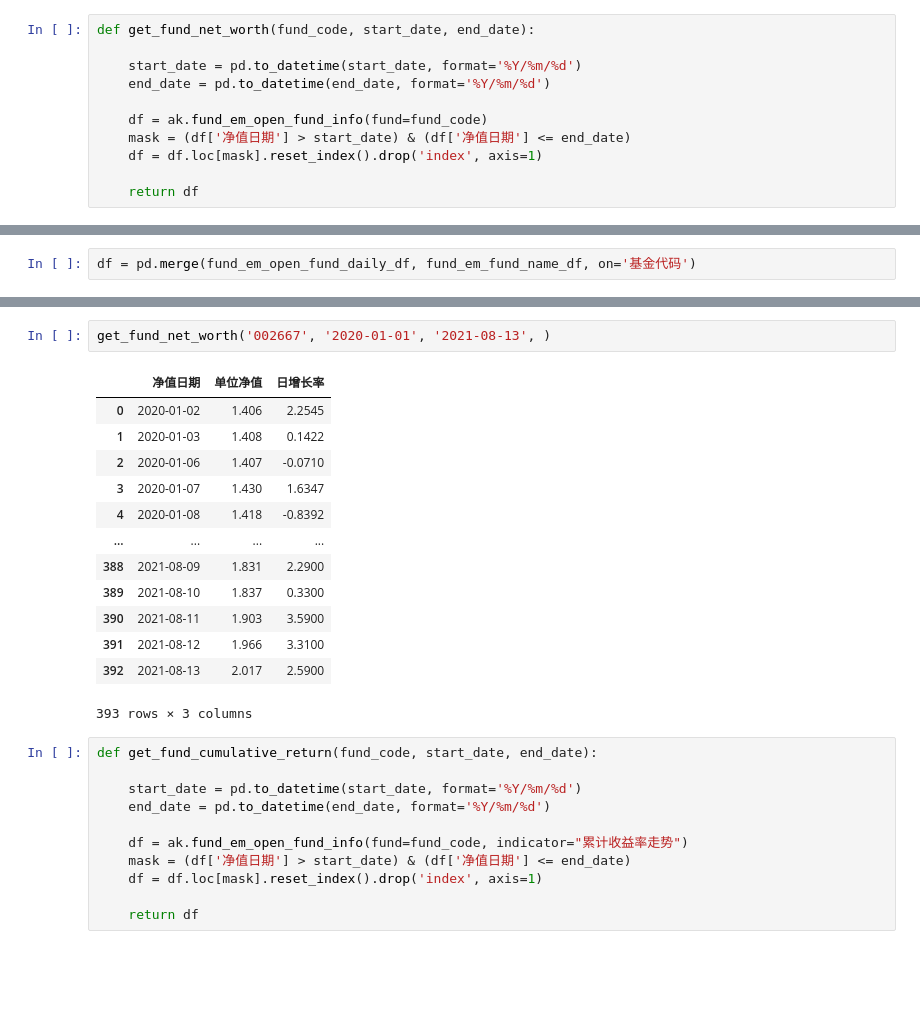
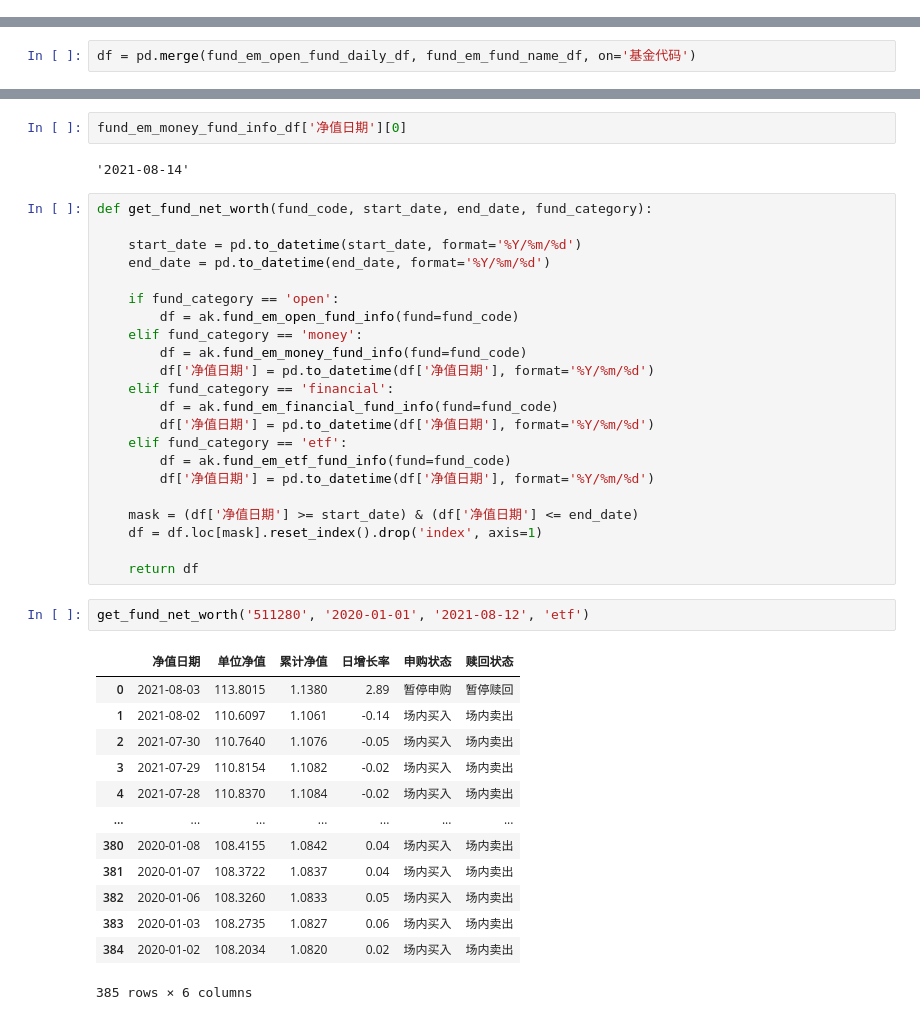
Before and after one commit to Seaaann/MyQuantReserch, a Jupyter notebook: Funds/funds basics.ipynb, the cells around one changed output, grey strips where cells are left out. Drawn from its saved outputs; the diff is of its cells as text; blank space fills up the shorter version.

```diff
--- a/Funds/funds basics.ipynb
+++ b/Funds/funds basics.ipynb
@@ -39,14 +39,3 @@ fund_em_open_fund_daily_df
 | 11705 | 012386 | 银河颐年稳健养老一年持有混合(FOF) |  |  |  |  |  | ... |
 | 11706 | 012515 | 南方富瑞稳健养老(FOF) |  |  |  |  |  | ... |
 11707 rows × 11 columns
-# %%
-def get_fund_net_worth(fund_code, start_date, end_date):
-
-    start_date = pd.to_datetime(start_date, format='%Y/%m/%d')
-    end_date = pd.to_datetime(end_date, format='%Y/%m/%d')
-
-    df = ak.fund_em_open_fund_info(fund=fund_code)
-    mask = (df['净值日期'] > start_date) & (df['净值日期'] <= end_date)
-    df = df.loc[mask].reset_index().drop('index', axis=1)
-
-    return df
@@ -127,27 +77,42 @@ array(['QDII', 'REITs', '债券型-中短债', '债券型-可转债', '债券型
+# %%
+fund_em_money_fund_info_df['净值日期'][0]
+# %% [output]
+'2021-08-14'
+# %%
+def get_fund_net_worth(fund_code, start_date, end_date, fund_category):
+
+    start_date = pd.to_datetime(start_date, format='%Y/%m/%d')
+    end_date = pd.to_datetime(end_date, format='%Y/%m/%d')
+
+    if fund_category == 'open':
+        df = ak.fund_em_open_fund_info(fund=fund_code)
+    elif fund_category == 'money':
+        df = ak.fund_em_money_fund_info(fund=fund_code)
+        df['净值日期'] = pd.to_datetime(df['净值日期'], format='%Y/%m/%d')
+    elif fund_category == 'financial':
+        df = ak.fund_em_financial_fund_info(fund=fund_code)
+        df['净值日期'] = pd.to_datetime(df['净值日期'], format='%Y/%m/%d')
+    elif fund_category == 'etf':
+        df = ak.fund_em_etf_fund_info(fund=fund_code)
+        df['净值日期'] = pd.to_datetime(df['净值日期'], format='%Y/%m/%d')
+
+    mask = (df['净值日期'] >= start_date) & (df['净值日期'] <= end_date)
+    df = df.loc[mask].reset_index().drop('index', axis=1)
+
+    return df
 # %%
-get_fund_net_worth('002667', '2020-01-01', '2021-08-13', )
+get_fund_net_worth('511280', '2020-01-01', '2021-08-12', 'etf')
 # %% [output]
-|  | 净值日期 | 单位净值 | 日增长率 |
-| 0 | 2020-01-02 | 1.406 | 2.2545 |
-| 1 | 2020-01-03 | 1.408 | 0.1422 |
-| 2 | 2020-01-06 | 1.407 | -0.0710 |
-| 3 | 2020-01-07 | 1.430 | 1.6347 |
-| 4 | 2020-01-08 | 1.418 | -0.8392 |
-| ... | ... | ... | ... |
-| 388 | 2021-08-09 | 1.831 | 2.2900 |
-| 389 | 2021-08-10 | 1.837 | 0.3300 |
-| 390 | 2021-08-11 | 1.903 | 3.5900 |
-| 391 | 2021-08-12 | 1.966 | 3.3100 |
-| 392 | 2021-08-13 | 2.017 | 2.5900 |
+|  | 净值日期 | 单位净值 | 累计净值 | 日增长率 | 申购状态 | 赎回状态 |
+| 0 | 2021-08-03 | 113.8015 | 1.1380 | 2.89 | 暂停申购 | 暂停赎回 |
+| 1 | 2021-08-02 | 110.6097 | 1.1061 | -0.14 | 场内买入 | 场内卖出 |
+| 2 | 2021-07-30 | 110.7640 | 1.1076 | -0.05 | 场内买入 | 场内卖出 |
+| 3 | 2021-07-29 | 110.8154 | 1.1082 | -0.02 | 场内买入 | 场内卖出 |
+| 4 | 2021-07-28 | 110.8370 | 1.1084 | -0.02 | 场内买入 | 场内卖出 |
+| ... | ... | ... | ... | ... | ... | ... |
+| 380 | 2020-01-08 | 108.4155 | 1.0842 | 0.04 | 场内买入 | 场内卖出 |
+| 381 | 2020-01-07 | 108.3722 | 1.0837 | 0.04 | 场内买入 | 场内卖出 |
+| 382 | 2020-01-06 | 108.3260 | 1.0833 | 0.05 | 场内买入 | 场内卖出 |
+| 383 | 2020-01-03 | 108.2735 | 1.0827 | 0.06 | 场内买入 | 场内卖出 |
+| 384 | 2020-01-02 | 108.2034 | 1.0820 | 0.02 | 场内买入 | 场内卖出 |
-393 rows × 3 columns
+385 rows × 6 columns
-# %%
-def get_fund_cumulative_return(fund_code, start_date, end_date):
-
-    start_date = pd.to_datetime(start_date, format='%Y/%m/%d')
-    end_date = pd.to_datetime(end_date, format='%Y/%m/%d')
-
-    df = ak.fund_em_open_fund_info(fund=fund_code, indicator="累计收益率走势")
-    mask = (df['净值日期'] > start_date) & (df['净值日期'] <= end_date)
-    df = df.loc[mask].reset_index().drop('index', axis=1)
-
-    return df
```
Also changed, not shown: parts of 12 cells of this notebook, 1 other file.
